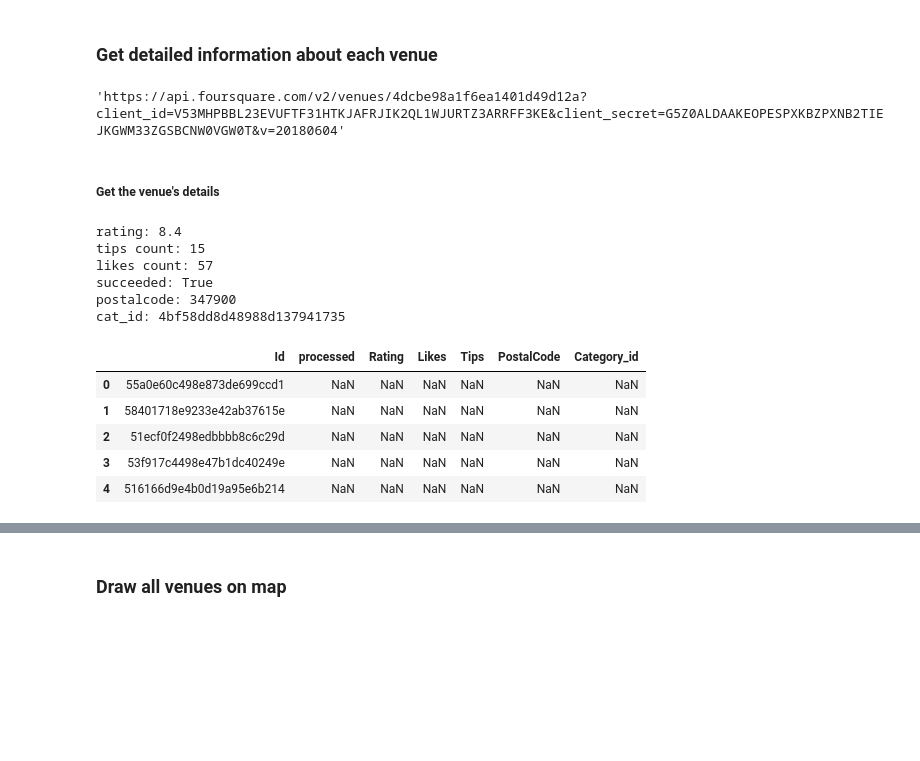
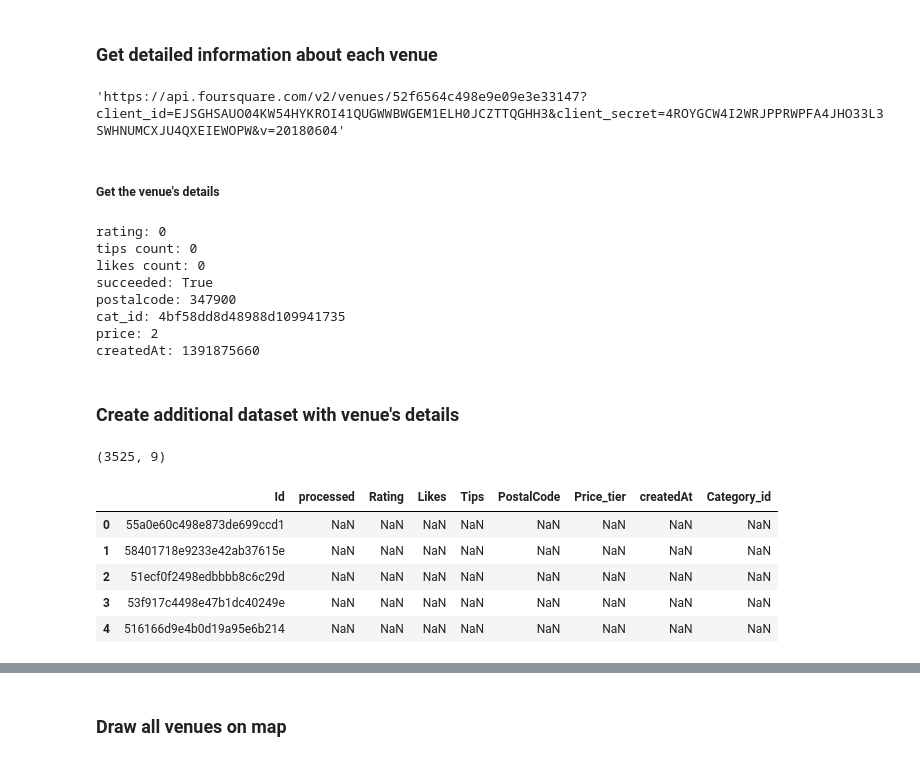
Before and after one commit to Pol75/Coursera_Capstone, a Jupyter notebook: capstone_draft.ipynb, the cells around one changed output, grey strips where cells are left out. Cells and saved outputs as stored; diff of their text form; code cells hidden in the pictures; blank space fills up the shorter version.

Commit message:
add new 4square keys

```diff
--- a/capstone_draft.ipynb
+++ b/capstone_draft.ipynb
@@ -26,7 +26,7 @@ Libraries imported.
 ##### Define Foursquare Credentials and Version
 # %%
 # Pull API keys from the file
-with open('4square_keys.txt','r') as f:
+with open('4square_keys3.txt','r') as f:
     CLIENT_ID, CLIENT_SECRET = [l.strip() for l in f.readlines()]
 
 VERSION = '20180604'
@@ -226,11 +228,11 @@ map_tag
 # %% [markdown]
 ### Get detailed information about each venue
 # %%
-venue_id = '4dcbe98a1f6ea1401d49d12a' # ID of Л'Этуаль
+venue_id = '52f6564c498e9e09e3e33147' # ID of Л'Этуаль
 url = 'https://api.foursquare.com/v2/venues/{}?client_id={}&client_secret={}&v={}'.format(venue_id, CLIENT_ID, CLIENT_SECRET, VERSION)
 url
 # %% [output]
-'https://api.foursquare.com/v2/venues/4dcbe98a1f6ea1401d49d12a?client_id=V53MHPBBL23EVUFTF31HTKJAFRJIK2QL1WJURTZ3ARRFF3KE&client_secret=G5Z0ALDAAKEOPESPXKBZPXNB2TIEJKGWM33ZGSBCNW0VGW0T&v=20180604'
+'https://api.foursquare.com/v2/venues/52f6564c498e9e09e3e33147?client_id=EJSGHSAUO04KW54HYKROI41QUGWWBWGEM1ELH0JCZTTQGHH3&client_secret=4ROYGCW4I2WRJPPRWPFA4JHO33L3SWHNUMCXJU4QXEIEWOPW&v=20180604'
 # %% [markdown]
 ##### Get the venue's details
 # %%
@@ -279,16 +286,20 @@ result = requests.get(url).json()
 print('rating:', rating_value(result))
 print('tips count:', tips_count(result))
 print('likes count:', likes_count(result))
-print('succeeded:', api_call_succeeded(result))
 print('postalcode:', postal_code(result))
 print('cat_id:', category_id(result))
+print('price:', price_tier(result))
+print('createdAt:', createdAt(result))
+print('Succeeded:', api_call_succeeded(result))
 # %% [output]
-rating: 8.4
-tips count: 15
-likes count: 57
+rating: 0
+tips count: 0
+likes count: 0
 succeeded: True
 postalcode: 347900
-cat_id: 4bf58dd8d48988d137941735
+cat_id: 4bf58dd8d48988d109941735
+price: 2
+createdAt: 1391875660
 # %%
 def get_details(venue_id):
     url = 'https://api.foursquare.com/v2/venues/{}?client_id={}&client_secret={}&v={}'.format(venue_id, CLIENT_ID, CLIENT_SECRET, VERSION)
@@ -302,11 +319,15 @@ def get_details(venue_id):
+# %% [markdown]
+### Create additional dataset with venue's details
 # %%
-all_details = pd.DataFrame(columns=['Id', 'processed', 'Rating', 'Likes', 'Tips', 'PostalCode', 'Category_id'])
+all_details = pd.DataFrame(columns=['Id', 'processed', 'Rating', 'Likes', 'Tips', 'PostalCode', 'Price_tier', 'createdAt', 'Category_id'])
 all_details['Id'] = city_venues['Id']
+print(all_details.shape)
 all_details.head()
 # %% [output]
+(3525, 9)
-|  | Id | processed | Rating | Likes | Tips | PostalCode | Category_id |
-| 0 | 55a0e60c498e873de699ccd1 | NaN | NaN | NaN | NaN | NaN | NaN |
-| 1 | 58401718e9233e42ab37615e | NaN | NaN | NaN | NaN | NaN | NaN |
-| 2 | 51ecf0f2498edbbbb8c6c29d | NaN | NaN | NaN | NaN | NaN | NaN |
-| 3 | 53f917c4498e47b1dc40249e | NaN | NaN | NaN | NaN | NaN | NaN |
-| 4 | 516166d9e4b0d19a95e6b214 | NaN | NaN | NaN | NaN | NaN | NaN |
+|  | Id | processed | Rating | Likes | Tips | PostalCode | Price_tier | createdAt | Category_id |
+| 0 | 55a0e60c498e873de699ccd1 | NaN | NaN | NaN | NaN | NaN | NaN | NaN | NaN |
+| 1 | 58401718e9233e42ab37615e | NaN | NaN | NaN | NaN | NaN | NaN | NaN | NaN |
+| 2 | 51ecf0f2498edbbbb8c6c29d | NaN | NaN | NaN | NaN | NaN | NaN | NaN | NaN |
+| 3 | 53f917c4498e47b1dc40249e | NaN | NaN | NaN | NaN | NaN | NaN | NaN | NaN |
+| 4 | 516166d9e4b0d19a95e6b214 | NaN | NaN | NaN | NaN | NaN | NaN | NaN | NaN |
```
Also changed, not shown: parts of 11 cells of this notebook.
